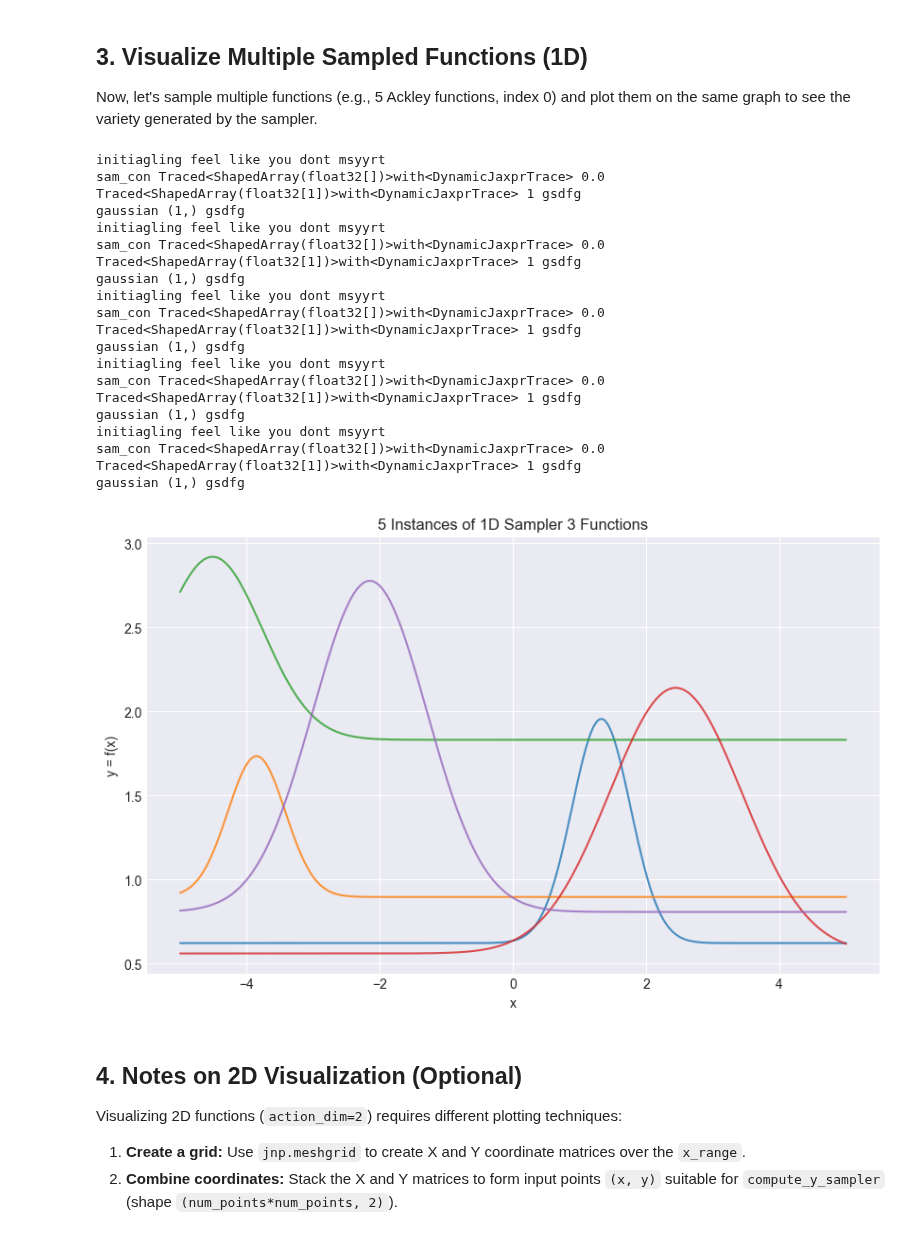
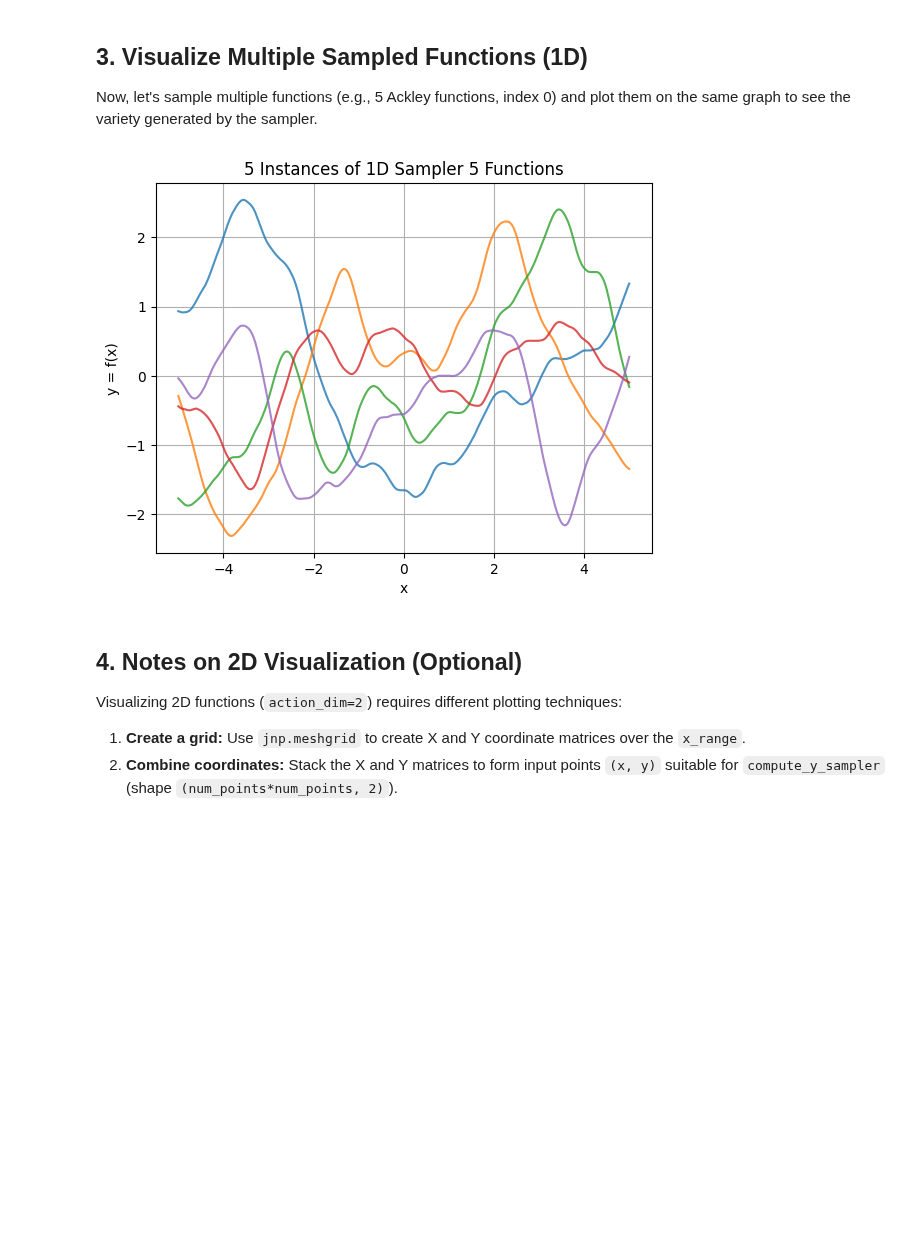
Before and after one commit to Jimvos32/Recurrent-PPO-Jax, a Jupyter notebook: src/tasks/envs/env_notebooks/jax_sampler.ipynb, the cells around one changed output. Drawn from its saved outputs; the diff is of its cells as text; code cells hidden in the pictures; blank space fills up the shorter version.

```diff
--- a/src/tasks/envs/env_notebooks/jax_sampler.ipynb
+++ b/src/tasks/envs/env_notebooks/jax_sampler.ipynb
@@ -10,13 +10,17 @@ Import necessary libraries and configure the path to your project source code. W
 %load_ext autoreload
 %autoreload 2
 
+import jax
+jax.config.update('jax_enable_checks', False)
 import sys
 import os
-import jax
+# import jax
 import jax.numpy as jnp
 import matplotlib.pyplot as plt
 import numpy as np
 from typing import NamedTuple, Tuple, Dict, List
+import jax.experimental.checkify as checkify # Import checkify
+
 
 # IMPORTANT: Set this to the correct root directory of your project
 # Use an absolute path for reliability
@@ -65,9 +69,9 @@ except Exception as e:
 #     ackley_optimum_range_factor: float = 0.6
 
 # Configure Matplotlib for inline plotting
-%matplotlib inline
-plt.rcParams['figure.figsize'] = (10, 6)
-plt.style.use('seaborn-v0_8-darkgrid')
+# %matplotlib inline
+# plt.rcParams['figure.figsize'] = (10, 6)
+# plt.style.use('seaborn-v0_8-darkgrid')
 # %% [output]
 The autoreload extension is already loaded. To reload it, use:
   %reload_ext autoreload
@@ -194,7 +229,7 @@ compute_y_neg_abs (1,) float32 Traced<ShapedArray(int32[], weak_type=True)>with<
 Now, let's sample multiple functions (e.g., 5 Ackley functions, index 0) and plot them on the same graph to see the variety generated by the sampler.
 # %%
 # --- Configuration ---
-sampler_index_to_plot = 3  # 0 for Ackley, 1 for Polynomial
+sampler_index_to_plot = 5  # 0 for Ackley, 1 for Polynomial
 num_functions_to_plot = 5
 action_dimension = 1
 x_min, x_max = -5.0, 5.0
@@ -202,8 +237,8 @@ num_points = 500 # Number of points for plotting the function shape
 
 sample_dict['specific']['poly'] = {
                 'c': 10.0,
-                'weights': jnp.full((action_dimension,), jnp.nan, dtype=jnp.float32), # Dummy Array
-                'x_max': jnp.full((action_dimension,), jnp.nan, dtype=jnp.float32),   # Dummy Array
+                'weights': jnp.full((action_dimension,), jnp.nan), # Dummy Array
+                'x_max': jnp.full((action_dimension,), jnp.nan),   # Dummy Array
                 'degree': 2,
                 'optimum_range_factor': 0.9,
                 'c_bounds': (0.0, 10.0),
@@ -215,8 +250,8 @@ sample_dict['specific']['poly'] = {
             }
 
 sample_dict['specific']['gaussian'] = {
-                'center': jnp.full((action_dimension,), jnp.nan, dtype=jnp.float32),
-                'width': jnp.full((action_dimension,), jnp.nan, dtype=jnp.float32),
+                'center': jnp.full((action_dimension,), jnp.nan),
+                'width': jnp.full((action_dimension,), jnp.nan),
                 'amplitude': 1.0,
                 'baseline': 1.0,
                 'width_bounds': (0.3,1.0),
@@ -236,49 +271,34 @@ b = 5.0
 x_min = -b
 x_max = b
 
 x_plot = jnp.linspace(x_min, x_max, num_points).reshape(-1, action_dimension)
 
 plt.figure()
 
 for i in range(num_functions_to_plot):
     # Get a new key for each function instance
     key, subkey = jax.random.split(key)
 
     # Initialize the sampler
     sampler_params = initialize_sampler(subkey, sampler_index_to_plot, action_dimension, env_params)
 
     # Compute y values for this specific function instance
     compute_single_y = lambda x: compute_y_sampler(x, sampler_params, env_params)
     y_plot = jax.vmap(compute_single_y)(x_plot)
 
     # Plot this function instance
     plt.plot(x_plot.flatten(), y_plot.flatten(), label=f'Instance {i+1}', alpha=0.8)
 
 # Add labels and title
 func_name = 'Polynomial' if sampler_index_to_plot == 1 else 'Ackley' if sampler_index_to_plot == 0 else f'Sampler {sampler_index_to_plot}'
 plt.title(f'{num_functions_to_plot} Instances of 1D {func_name} Functions')
 plt.xlabel('x')
 plt.ylabel('y = f(x)')
 # plt.legend() # Legend might get crowded, optional
 plt.grid(True)
 plt.show()
 # %% [output]
-initiagling feel like you dont msyyrt
-sam_con Traced<ShapedArray(float32[])>with<DynamicJaxprTrace> 0.0 Traced<ShapedArray(float32[1])>with<DynamicJaxprTrace> 1 gsdfg
-gaussian (1,) gsdfg
-initiagling feel like you dont msyyrt
-sam_con Traced<ShapedArray(float32[])>with<DynamicJaxprTrace> 0.0 Traced<ShapedArray(float32[1])>with<DynamicJaxprTrace> 1 gsdfg
-gaussian (1,) gsdfg
-initiagling feel like you dont msyyrt
-sam_con Traced<ShapedArray(float32[])>with<DynamicJaxprTrace> 0.0 Traced<ShapedArray(float32[1])>with<DynamicJaxprTrace> 1 gsdfg
-gaussian (1,) gsdfg
-initiagling feel like you dont msyyrt
-sam_con Traced<ShapedArray(float32[])>with<DynamicJaxprTrace> 0.0 Traced<ShapedArray(float32[1])>with<DynamicJaxprTrace> 1 gsdfg
-gaussian (1,) gsdfg
-initiagling feel like you dont msyyrt
-sam_con Traced<ShapedArray(float32[])>with<DynamicJaxprTrace> 0.0 Traced<ShapedArray(float32[1])>with<DynamicJaxprTrace> 1 gsdfg
-gaussian (1,) gsdfg
-[figure, old version]
+[figure, new version]
 # %% [markdown]
 ## 4. Notes on 2D Visualization (Optional)
 
```
Also changed, not shown: parts of 12 cells of this notebook, 36 other files.
